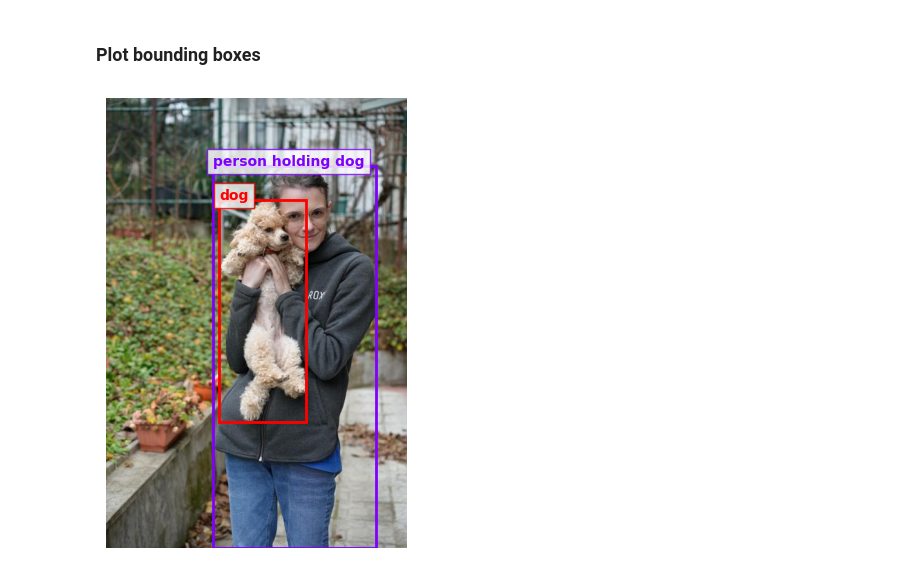
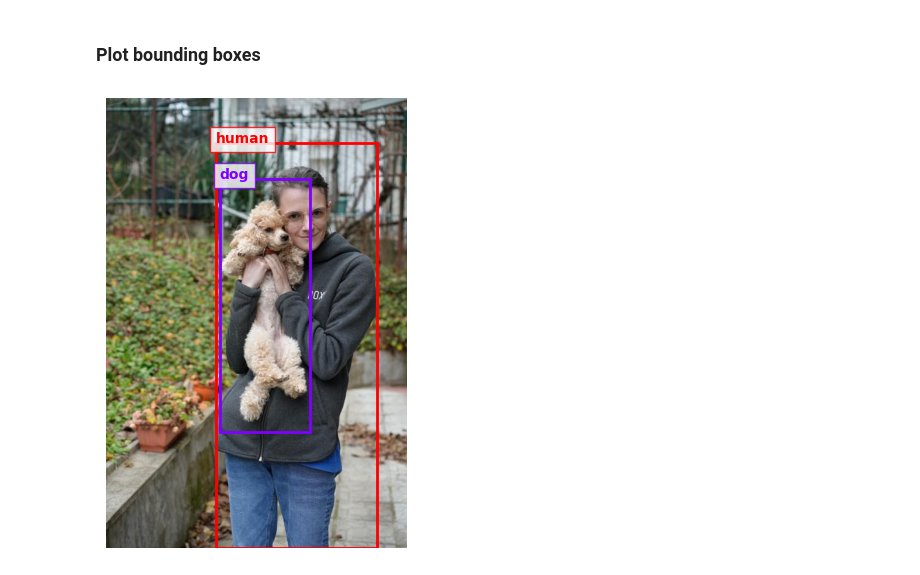
Before and after one commit to JoeJoe1313/LLMs-Journey, a Jupyter notebook: VLMs/qwen2_vl.ipynb, the cells around one changed output. Drawn from its saved outputs; the diff is of its cells as text; code cells hidden in the pictures.

Commit message:
qwen models

````diff
--- a/qwen2_5_vl.ipynb
+++ b/VLMs/qwen2_vl.ipynb
@@ -14,7 +14,7 @@ This is a beta version of the video understanding. It may not work as expected.
 # %% [markdown]
 Load the Qwen2-VL model and processor
 # %%
-model_path = "mlx-community/Qwen2.5-VL-3B-Instruct-bf16"
+model_path = "mlx-community/Qwen2-VL-7B-Instruct-8bit"
 model, processor = load(model_path)
 config = model.config
 # %% [markdown]
@@ -93,8 +83,6 @@ output = generate(
     processor,
     prompt,
     image,
-    max_tokens=1024,
-    # temperature=0.7,
     verbose=True
 )
 # %% [output]
@@ -135,23 +123,20 @@ print(output)
 # %%
 def parse_bbox(bbox_str):
     return json.loads(bbox_str.replace("```json", "").replace("```", ""))
-# %%
-def normalize_bbox(processor, image, x_min, y_min, x_max, y_max):
-    width, height = image.size
-    _, input_height, input_width = (
-        processor.image_processor(image)["image_grid_thw"][0] * 14
-    )
-
-    x_min_norm = int(x_min / input_width * width)
-    y_min_norm = int(y_min / input_height * height)
-    x_max_norm = int(x_max / input_width * width)
-    y_max_norm = int(y_max / input_height * height)
-
-    return x_min_norm, y_min_norm, x_max_norm, y_max_norm
 # %%
-def plot_image_with_bboxes(processor, image, bboxes):
+def normalize_bbox(x_min, y_min, x_max, y_max, image_width, image_height):
+    y_min_norm = y_min / 1000 * image_height
+    x_min_norm = x_min / 1000 * image_width
+    y_max_norm = y_max / 1000 * image_height
+    x_max_norm = x_max / 1000 * image_width
+
+    return x_min_norm, y_min_norm, x_max_norm, y_max_norm
+
+
+def plot_image_with_bboxes(image, bboxes):
     # Load the image if it's a string path, otherwise use the image object
     image = Image.open(image) if isinstance(image, str) else image
+    image_width, image_height = image.size
 
     # Create figure and axes
     _, ax = plt.subplots(1)
@@ -166,13 +151,13 @@ def plot_image_with_bboxes(processor, image, bboxes):
 
         # Iterate over each bbox dictionary
         for i, (bbox, color) in enumerate(zip(bboxes, colors)):
-            label = bbox.get("label", None)
-            bbox_coords = bbox.get("bbox_2d", None)
-            x_min, y_min, x_max, y_max = bbox_coords
+            label = bbox.get("object", None)
+            bbox_coords = bbox.get("bboxes", None)
+            x_min, y_min, x_max, y_max = bbox_coords[0]
 
             # Normalize coordinates
             x_min_norm, y_min_norm, x_max_norm, y_max_norm = normalize_bbox(
-                processor, image, x_min, y_min, x_max, y_max
+                x_min, y_min, x_max, y_max, image_width, image_height
             )
 
             # Calculate width and height
@@ -205,6 +190,6 @@ def plot_image_with_bboxes(processor, image, bboxes):
     plt.tight_layout()
 # %%
 objects_data = parse_bbox(output)
-plot_image_with_bboxes(processor, image, bboxes=objects_data)
+plot_image_with_bboxes(image, bboxes=objects_data)
 # %% [output]
-[figure, old version]
+[figure, new version]
````
Also changed, not shown: parts of 7 cells of this notebook, 2 other files.
